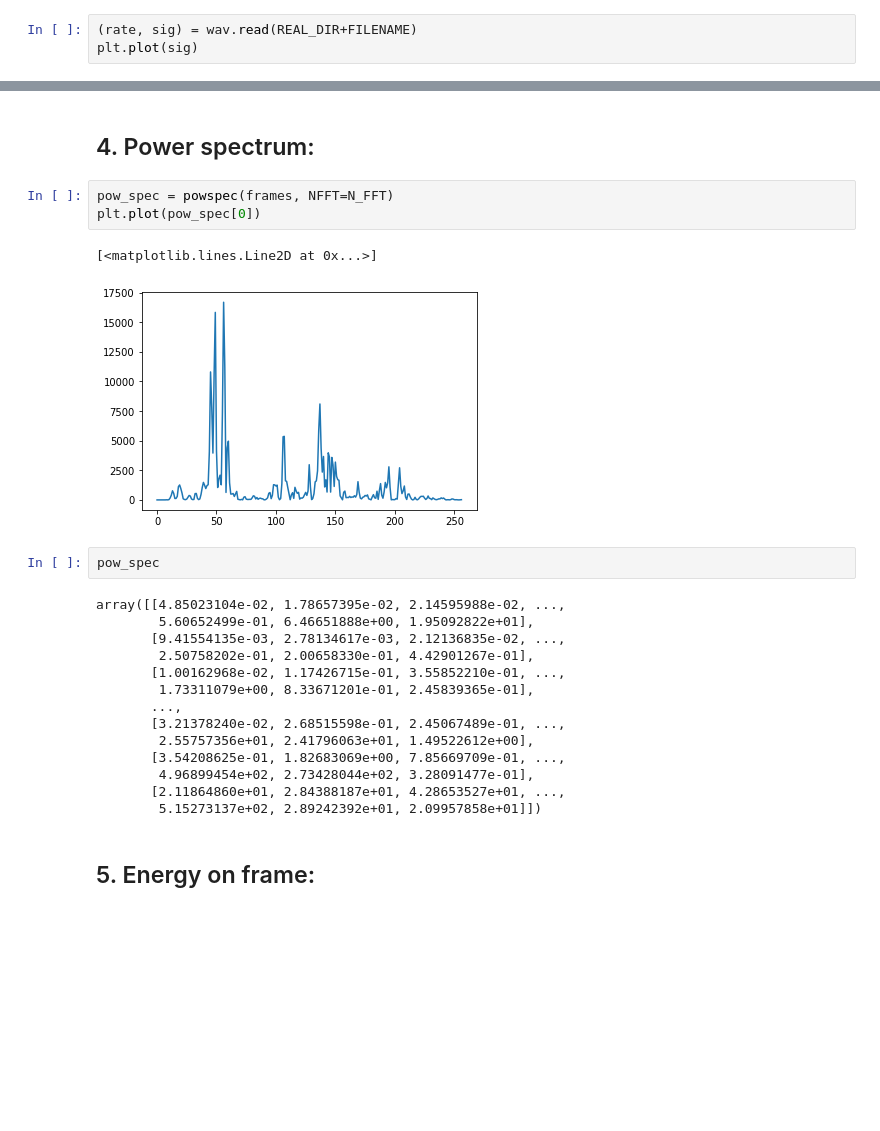
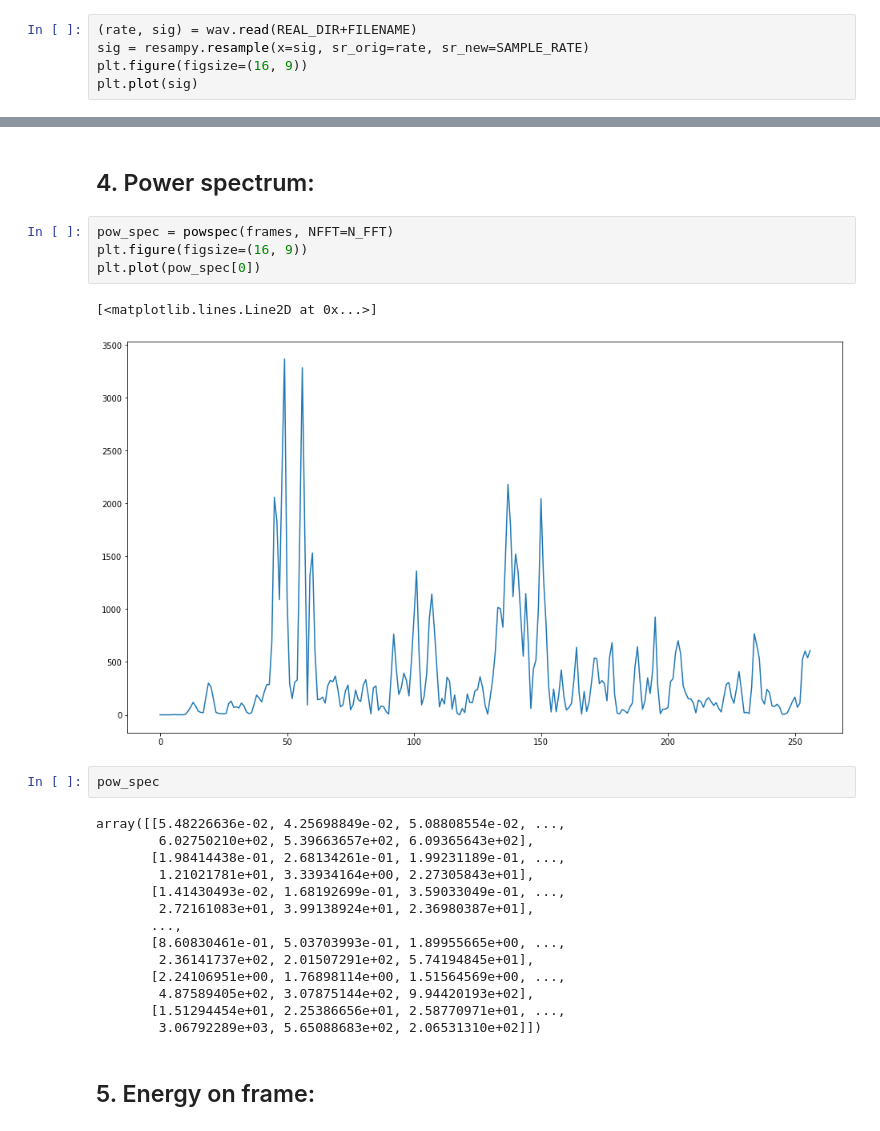
Before and after one commit to AlexKly/VegaVAD, a Jupyter notebook: Python/Exploration model/The modeling of audio processing.ipynb, the cells around one changed output, grey strips where cells are left out. Drawn from its saved outputs; the diff is of its cells as text; blank space fills up the shorter version.

```diff
--- a/Python/Exploration model/The modeling of audio processing.ipynb
+++ b/Python/Exploration model/The modeling of audio processing.ipynb
@@ -47,6 +56,8 @@ Below is shown steps of pipeline:
 ## 1. Audio convertor:
 # %%
 (rate, sig) = wav.read(REAL_DIR+FILENAME)
+sig = resampy.resample(x=sig, sr_orig=rate, sr_new=SAMPLE_RATE)
+plt.figure(figsize=(16, 9))
 plt.plot(sig)
 # %% [output]
 [<matplotlib.lines.Line2D at 0x...>]
@@ -95,26 +108,27 @@ array([[ 8.48000000e+00,  1.61555094e+00, -5.15947048e+00, ...,
 ## 4. Power spectrum:
 # %%
 pow_spec = powspec(frames, NFFT=N_FFT)
+plt.figure(figsize=(16, 9))
 plt.plot(pow_spec[0])
 # %% [output]
 [<matplotlib.lines.Line2D at 0x...>]
-[figure, old version]
+[figure, new version]
 # %%
 pow_spec
 # %% [output]
-array([[4.85023104e-02, 1.78657395e-02, 2.14595988e-02, ...,
-        5.60652499e-01, 6.46651888e+00, 1.95092822e+01],
-       [9.41554135e-03, 2.78134617e-03, 2.12136835e-02, ...,
-        2.50758202e-01, 2.00658330e-01, 4.42901267e-01],
-       [1.00162968e-02, 1.17426715e-01, 3.55852210e-01, ...,
-        1.73311079e+00, 8.33671201e-01, 2.45839365e-01],
+array([[5.48226636e-02, 4.25698849e-02, 5.08808554e-02, ...,
+        6.02750210e+02, 5.39663657e+02, 6.09365643e+02],
+       [1.98414438e-01, 2.68134261e-01, 1.99231189e-01, ...,
+        1.21021781e+01, 3.33934164e+00, 2.27305843e+01],
+       [1.41430493e-02, 1.68192699e-01, 3.59033049e-01, ...,
+        2.72161083e+01, 3.99138924e+01, 2.36980387e+01],
        ...,
-       [3.21378240e-02, 2.68515598e-01, 2.45067489e-01, ...,
-        2.55757356e+01, 2.41796063e+01, 1.49522612e+00],
-       [3.54208625e-01, 1.82683069e+00, 7.85669709e-01, ...,
-        4.96899454e+02, 2.73428044e+02, 3.28091477e-01],
-       [2.11864860e+01, 2.84388187e+01, 4.28653527e+01, ...,
-        5.15273137e+02, 2.89242392e+01, 2.09957858e+01]])
+       [8.60830461e-01, 5.03703993e-01, 1.89955665e+00, ...,
+        2.36141737e+02, 2.01507291e+02, 5.74194845e+01],
+       [2.24106951e+00, 1.76898114e+00, 1.51564569e+00, ...,
+        4.87589405e+02, 3.07875144e+02, 9.94420193e+02],
+       [1.51294454e+01, 2.25386656e+01, 2.58770971e+01, ...,
+        3.06792289e+03, 5.65088683e+02, 2.06531310e+02]])
 # %% [markdown]
 ## 5. Energy on frame:
 # %%
```
Also changed, not shown: parts of 27 cells of this notebook, 2 other files.
